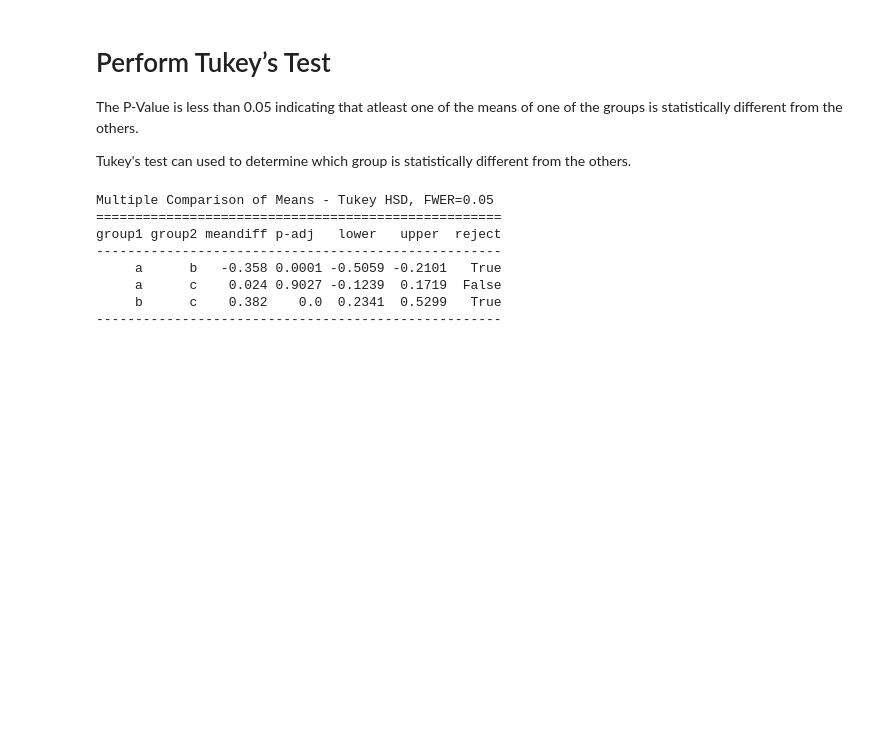
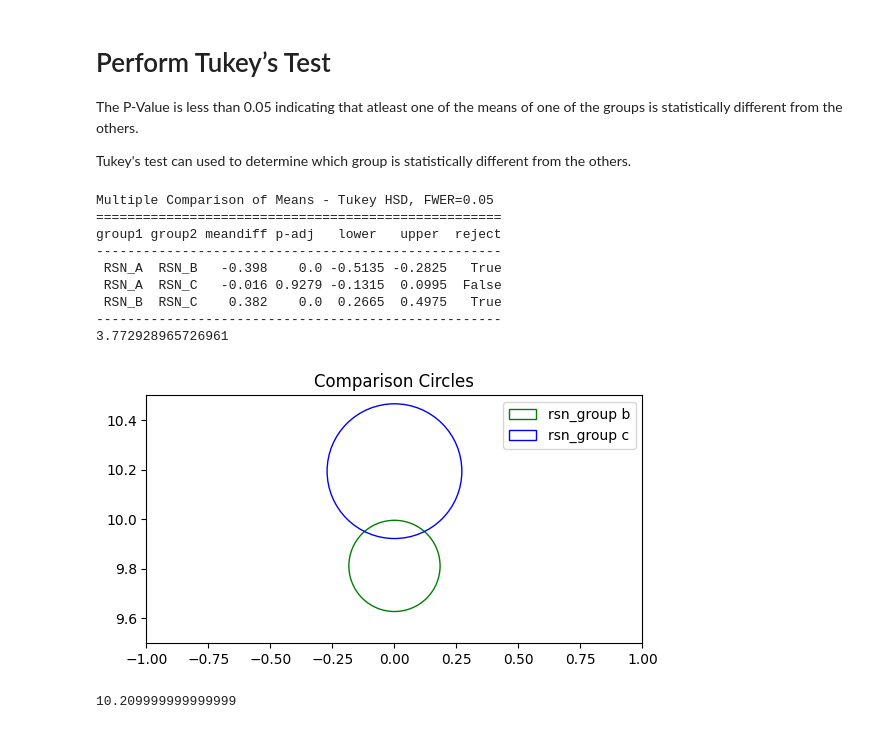
Before and after one commit to CharlesRCrow/Python_and_CSharp, a Jupyter notebook: anova_tukey.ipynb, the cells around one changed output. Cells and saved outputs as stored; diff of their text form; code cells hidden in the pictures; blank space fills up the shorter version.

Commit message:
circles

```diff
--- a/anova_tukey.ipynb
+++ b/anova_tukey.ipynb
@@ -77,15 +75,56 @@ tukey = pairwise_tukeyhsd(endog=df['score'],
 
 #display results
 print(tukey)
+
+print(tukey.q_crit)
 # %% [output]
 Multiple Comparison of Means - Tukey HSD, FWER=0.05
 ====================================================
 group1 group2 meandiff p-adj   lower   upper  reject
 ----------------------------------------------------
-     a      b   -0.358 0.0001 -0.5059 -0.2101   True
-     a      c    0.024 0.9027 -0.1239  0.1719  False
-     b      c    0.382    0.0  0.2341  0.5299   True
+ RSN_A  RSN_B   -0.398    0.0 -0.5135 -0.2825   True
+ RSN_A  RSN_C   -0.016 0.9279 -0.1315  0.0995  False
+ RSN_B  RSN_C    0.382    0.0  0.2665  0.4975   True
 ----------------------------------------------------
+3.772928965726961
+# %%
+def comparison_r(li, q_crit=tukey.q_crit):
+    mean=sum(li)/len(li)
+    mse=0
+    for value in li:
+        mse+=(value-mean)**2
+    r=q_crit*np.sqrt(mse/len(li))
+    return r
+
+rsn_ca=comparison_r(rsn_a)
+rsn_cb=comparison_r(rsn_b)
+rsn_cc=comparison_r(rsn_c)
+
+mean_a=np.mean(rsn_a)
+mean_b=np.mean(rsn_b)
+mean_c=np.mean(rsn_c)
+figure, axes = plt.subplots()
+
+# circle_1 = plt.Circle((0, mean_a), rsn_ca,fill=False, color='red')
+circle_2= plt.Circle((0, mean_b), rsn_cb,fill=False, color='green', label='rsn_group b')
+circle_3= plt.Circle((0, mean_c), rsn_cc,fill=False, color='blue', label='rsn_group c')
+
+# plt.gcf().gca().add_artist(circle_1)
+plt.gcf().gca().add_artist(circle_2)
+plt.gcf().gca().add_artist(circle_3)
+
+plt.title('Comparison Circles')
+axes.set_aspect(1)
+plt.xlim(-1,1)
+plt.ylim(9.5,10.5)
+plt.legend()
+
+plt.show()
+
+print(mean_a)
+# %% [output]
+[figure, added]
+10.209999999999999
 # %%
 tukey.plot_simultaneous(comparison_name=None, ax=None, figsize=(10, 6), xlabel=None, ylabel=None)
 # %% [output]
```
Also changed, not shown: parts of 4 cells of this notebook, 1 other file.
